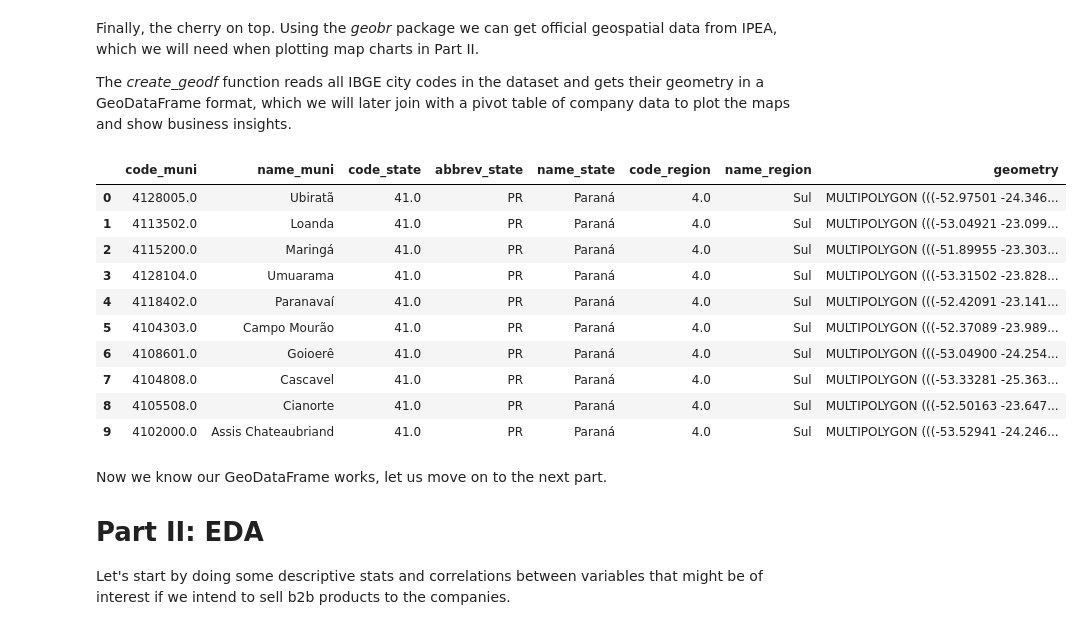
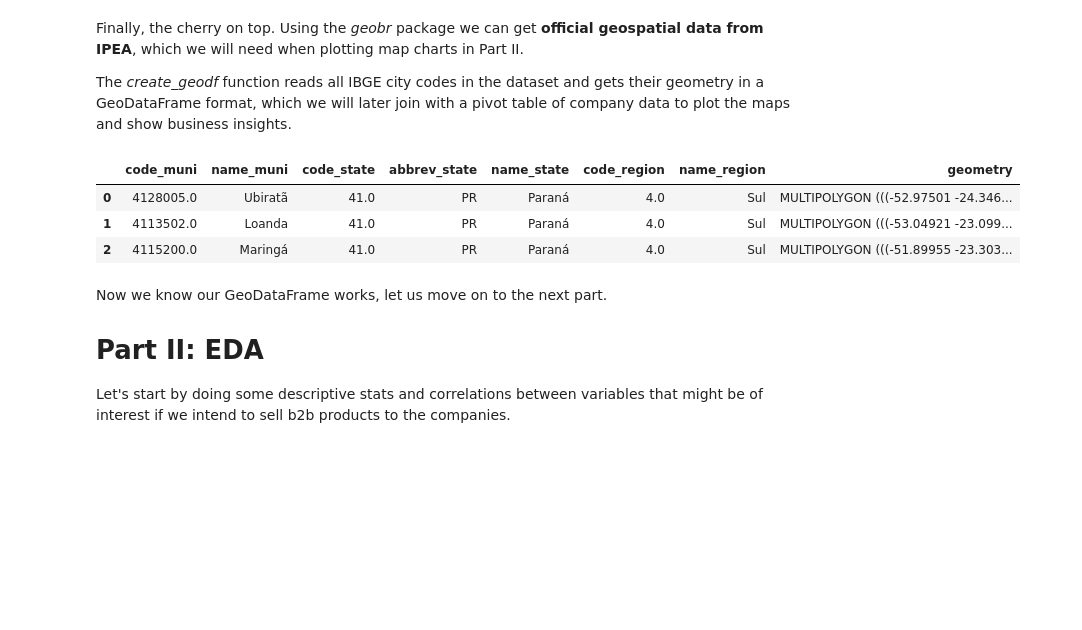
Before and after one commit to rfeltrin18/data_analyst_case_cloudwalk, a Jupyter notebook: main.ipynb, the cells around one changed output. Saved outputs shown, nothing was run; the diff lists cells and outputs as text; code cells hidden in the pictures; blank space fills up the shorter version.

```diff
--- a/main.ipynb
+++ b/main.ipynb
@@ -99,25 +83,18 @@ display(df[['total_associates', 'total_branches']].head(10))
 # %% [markdown]
-Finally, the cherry on top. Using the *geobr* package we can get official geospatial data from IPEA, which we will need when plotting map charts in Part II.
+Finally, the cherry on top. Using the *geobr* package we can get **official geospatial data from IPEA**, which we will need when plotting map charts in Part II.
 
 The *create_geodf* function reads all IBGE city codes in the dataset and gets their geometry in a GeoDataFrame format, which we will later join with a pivot table of company data to plot the maps and show business insights.
 # %%
 gdf = create_geodf(df=df,
                    city_code_col='city_code',
                    year=2022)
 
-display(gdf.head(10))
+display(gdf.head(3))
 # %% [output]
 |  | code_muni | name_muni | code_state | abbrev_state | name_state | code_region | name_region | geometry |
 | 0 | 4128005.0 | Ubiratã | 41.0 | PR | Paraná | 4.0 | Sul | MULTIPOLYGON (((-52.97501 -24.346... |
 | 1 | 4113502.0 | Loanda | 41.0 | PR | Paraná | 4.0 | Sul | MULTIPOLYGON (((-53.04921 -23.099... |
 | 2 | 4115200.0 | Maringá | 41.0 | PR | Paraná | 4.0 | Sul | MULTIPOLYGON (((-51.89955 -23.303... |
-| 3 | 4128104.0 | Umuarama | 41.0 | PR | Paraná | 4.0 | Sul | MULTIPOLYGON (((-53.31502 -23.828... |
-| 4 | 4118402.0 | Paranavaí | 41.0 | PR | Paraná | 4.0 | Sul | MULTIPOLYGON (((-52.42091 -23.141... |
-| 5 | 4104303.0 | Campo Mourão | 41.0 | PR | Paraná | 4.0 | Sul | MULTIPOLYGON (((-52.37089 -23.989... |
-| 6 | 4108601.0 | Goioerê | 41.0 | PR | Paraná | 4.0 | Sul | MULTIPOLYGON (((-53.04900 -24.254... |
-| 7 | 4104808.0 | Cascavel | 41.0 | PR | Paraná | 4.0 | Sul | MULTIPOLYGON (((-53.33281 -25.363... |
-| 8 | 4105508.0 | Cianorte | 41.0 | PR | Paraná | 4.0 | Sul | MULTIPOLYGON (((-52.50163 -23.647... |
-| 9 | 4102000.0 | Assis Chateaubriand | 41.0 | PR | Paraná | 4.0 | Sul | MULTIPOLYGON (((-53.52941 -24.246... |
 # %% [markdown]
 Now we know our GeoDataFrame works, let us move on to the next part.
 
```
Also changed, not shown: parts of 22 cells of this notebook, 3 other files.
